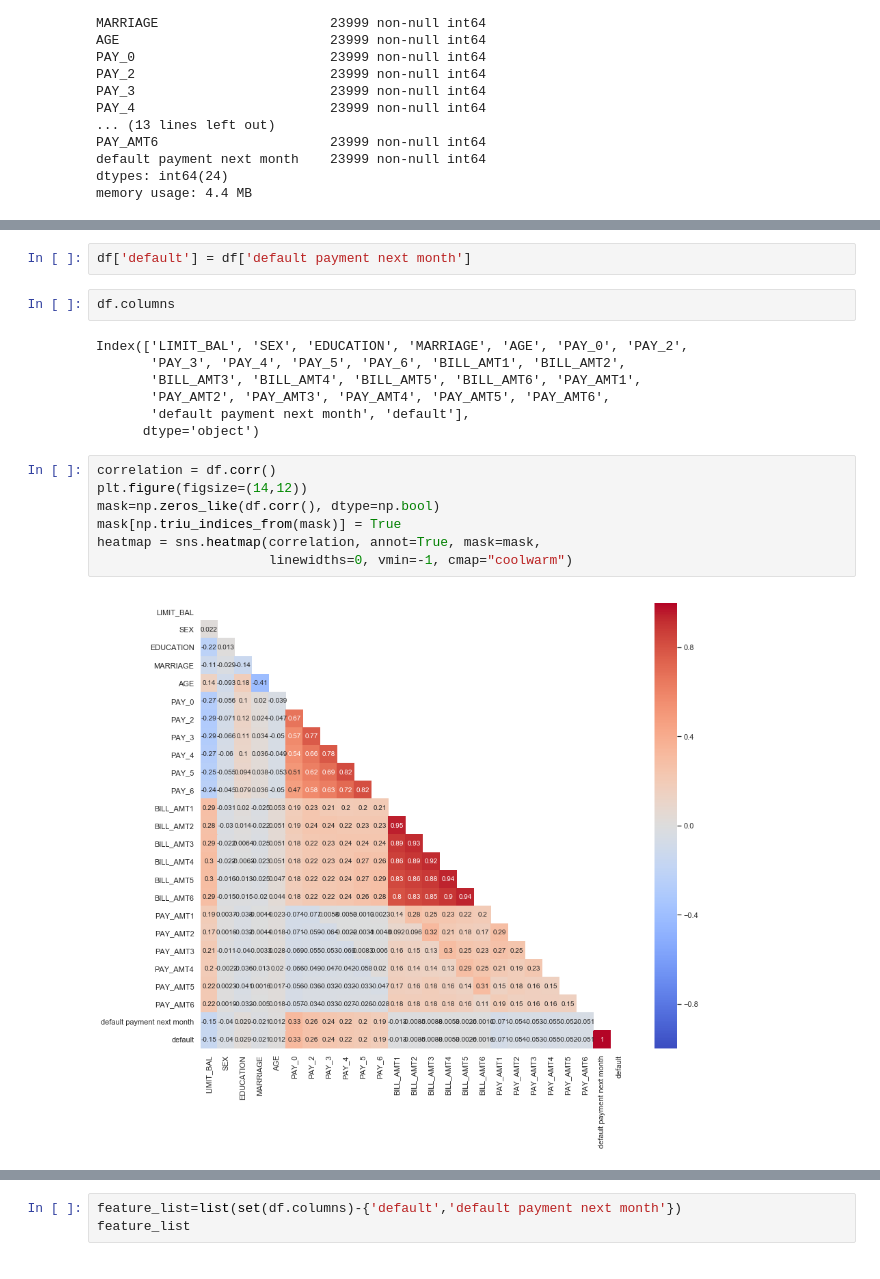
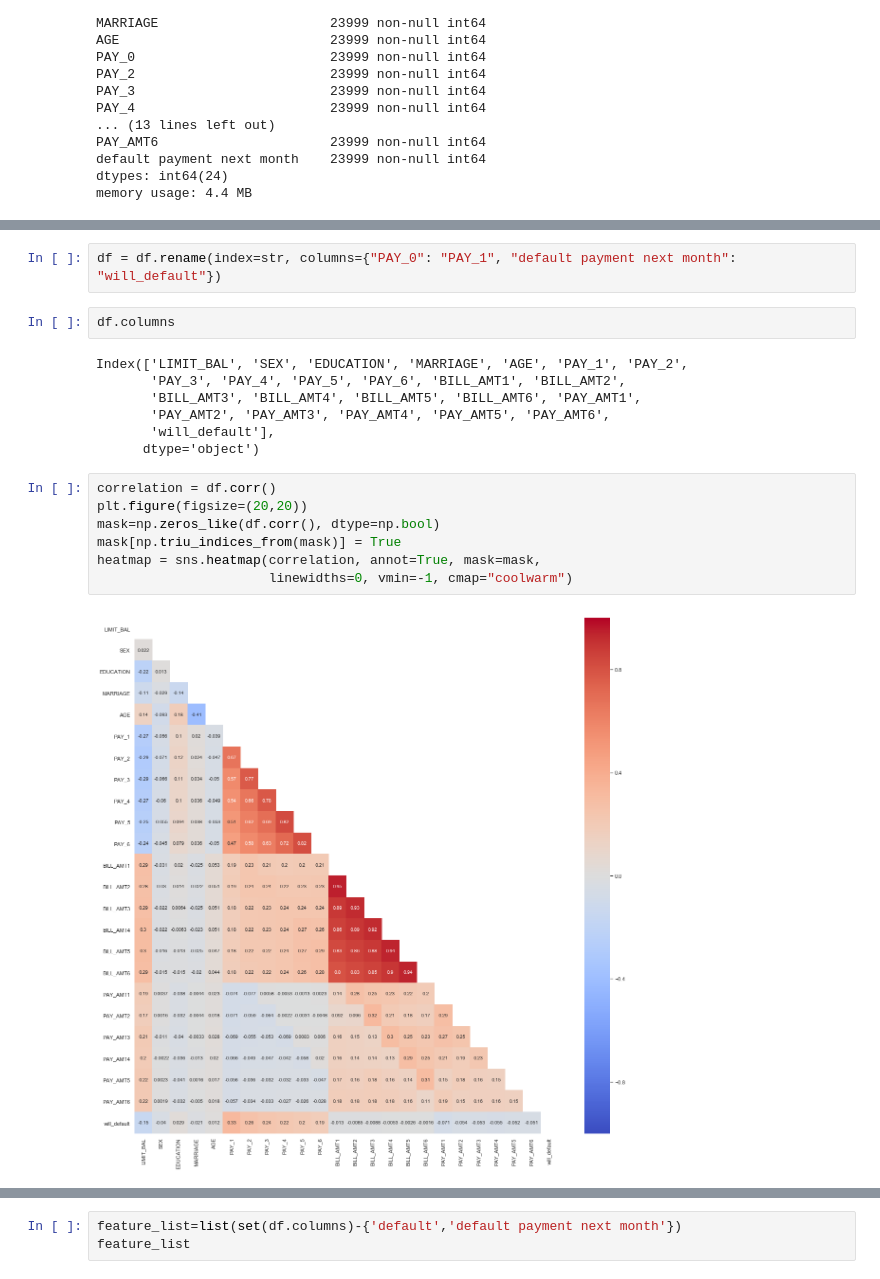
Before and after one commit to learn-co-students/nyc-mhtn-ds-042219-lectures, a Jupyter notebook: Module_4/classification_evaluation_mini_project/classification-assessment-mini-project.ipynb, the cells around one changed output, grey strips where cells are left out. Cells and saved outputs as stored; diff of their text form.

```diff
--- a/Module_4/classification_evaluation_mini_project/classification-assessment-mini-project.ipynb
+++ b/Module_4/classification_evaluation_mini_project/classification-assessment-mini-project.ipynb
@@ -146,20 +134,20 @@ df.corr()
 # %%
-df['default'] = df['default payment next month']
+df = df.rename(index=str, columns={"PAY_0": "PAY_1", "default payment next month": "will_default"})
 # %%
 df.columns
 # %% [output]
-Index(['LIMIT_BAL', 'SEX', 'EDUCATION', 'MARRIAGE', 'AGE', 'PAY_0', 'PAY_2',
+Index(['LIMIT_BAL', 'SEX', 'EDUCATION', 'MARRIAGE', 'AGE', 'PAY_1', 'PAY_2',
        'PAY_3', 'PAY_4', 'PAY_5', 'PAY_6', 'BILL_AMT1', 'BILL_AMT2',
        'BILL_AMT3', 'BILL_AMT4', 'BILL_AMT5', 'BILL_AMT6', 'PAY_AMT1',
        'PAY_AMT2', 'PAY_AMT3', 'PAY_AMT4', 'PAY_AMT5', 'PAY_AMT6',
-       'default payment next month', 'default'],
+       'will_default'],
       dtype='object')
 # %%
 correlation = df.corr()
-plt.figure(figsize=(14,12))
+plt.figure(figsize=(20,20))
 mask=np.zeros_like(df.corr(), dtype=np.bool)
 mask[np.triu_indices_from(mask)] = True
 heatmap = sns.heatmap(correlation, annot=True, mask=mask,
                       linewidths=0, vmin=-1, cmap="coolwarm")
 # %% [output]
-[figure, old version]
+[figure, new version]
```
Also changed, not shown: parts of 13 cells of this notebook.
